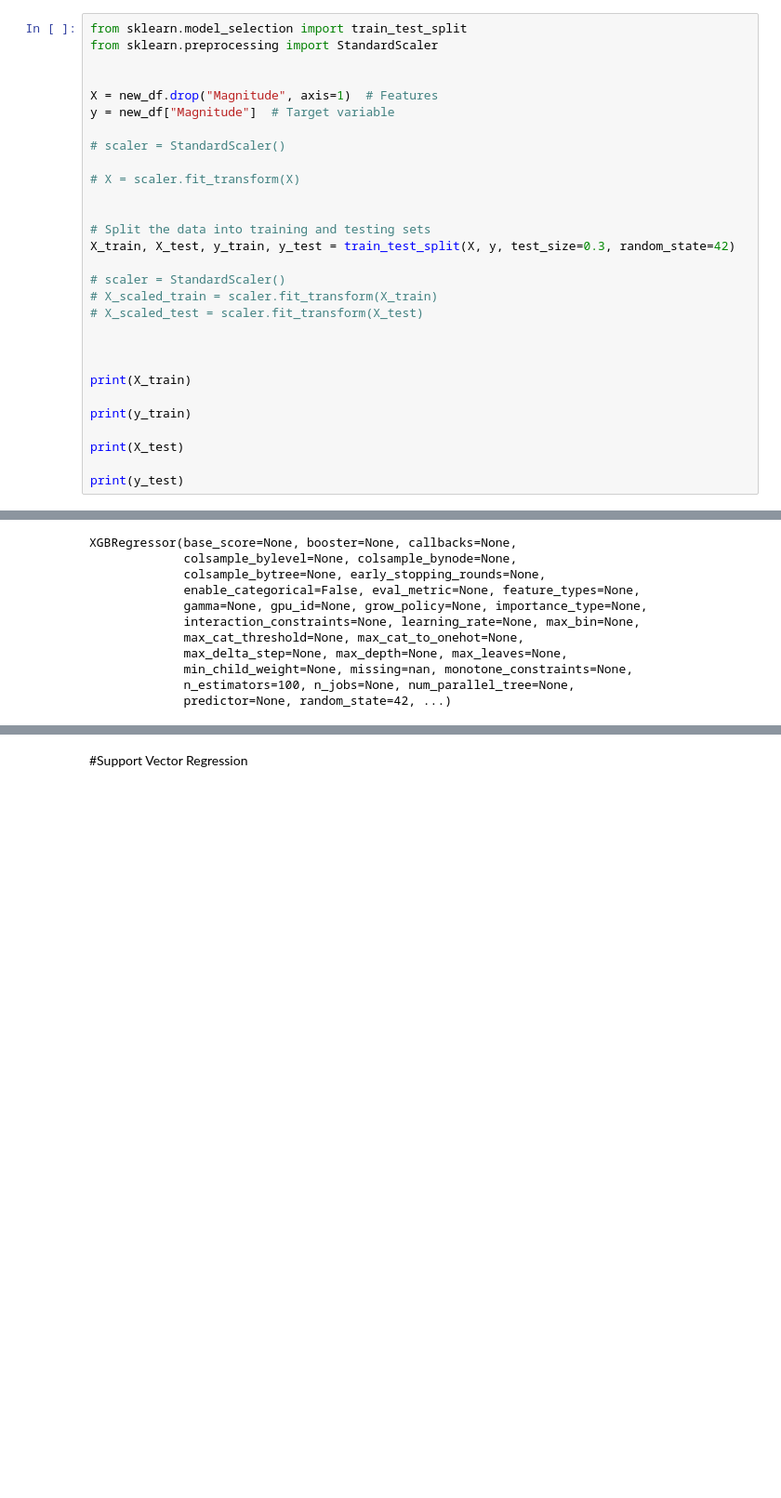
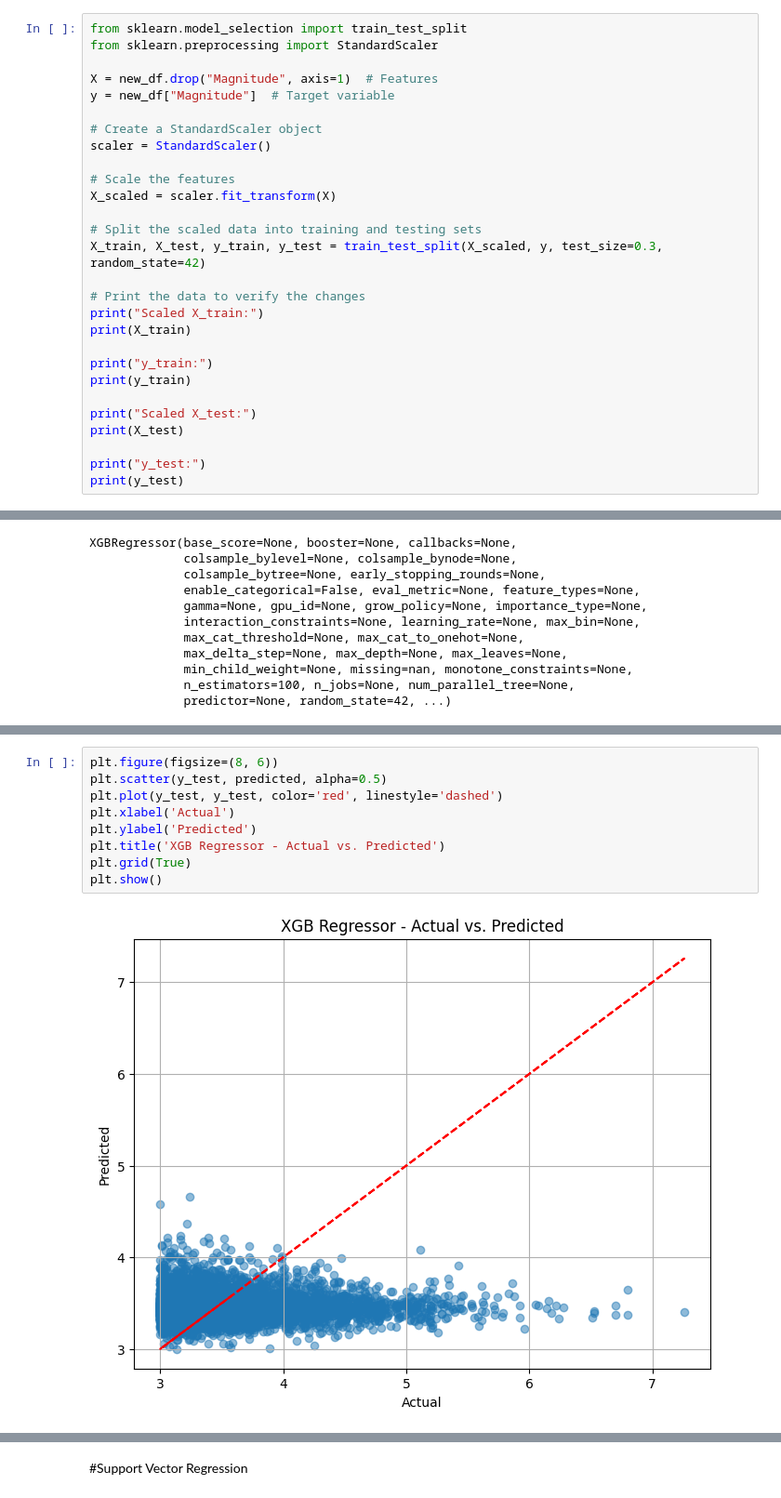
Before and after one commit to UVA-MLSys/SurrogateSimulation, a Jupyter notebook: _build/jupyter_execute/earthquake_surrogate.ipynb, the cells around one changed output, grey strips where cells are left out. Shown at 93% size. Saved outputs shown, nothing was run; the diff lists cells and outputs as text; blank space fills up the shorter version.

Commit message:
split up surrogate sim and input data code

```diff
--- a/_build/jupyter_execute/earthquake_surrogate.ipynb
+++ b/_build/jupyter_execute/earthquake_surrogate.ipynb
@@ -125,29 +95,28 @@ new_df.head()
 from sklearn.model_selection import train_test_split
 from sklearn.preprocessing import StandardScaler
 
-
 X = new_df.drop("Magnitude", axis=1)  # Features
 y = new_df["Magnitude"]  # Target variable
 
-# scaler = StandardScaler()
+# Create a StandardScaler object
+scaler = StandardScaler()
 
-# X = scaler.fit_transform(X)
+# Scale the features
+X_scaled = scaler.fit_transform(X)
 
+# Split the scaled data into training and testing sets
+X_train, X_test, y_train, y_test = train_test_split(X_scaled, y, test_size=0.3, random_state=42)
 
-# Split the data into training and testing sets
-X_train, X_test, y_train, y_test = train_test_split(X, y, test_size=0.3, random_state=42)
-
-# scaler = StandardScaler()
-# X_scaled_train = scaler.fit_transform(X_train)
-# X_scaled_test = scaler.fit_transform(X_test)
-
-
-
+# Print the data to verify the changes
+print("Scaled X_train:")
 print(X_train)
 
+print("y_train:")
 print(y_train)
 
+print("Scaled X_test:")
 print(X_test)
 
+print("y_test:")
 print(y_test)
 # %% [output]
@@ -206,0 +176,11 @@ XGB Regressor MSE: 0.23101622626237914
+# %%
+plt.figure(figsize=(8, 6))
+plt.scatter(y_test, predicted, alpha=0.5)
+plt.plot(y_test, y_test, color='red', linestyle='dashed')
+plt.xlabel('Actual')
+plt.ylabel('Predicted')
+plt.title('XGB Regressor - Actual vs. Predicted')
+plt.grid(True)
+plt.show()
+# %% [output]
+[figure, added]
```
Also changed, not shown: parts of 23 cells of this notebook, 50 other files.
